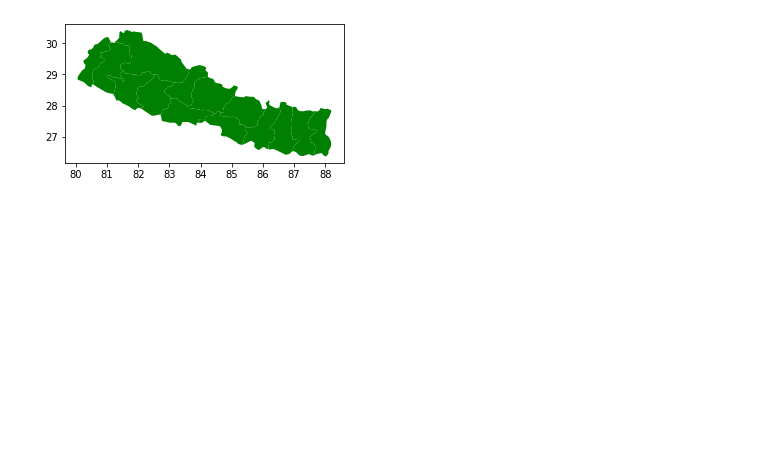
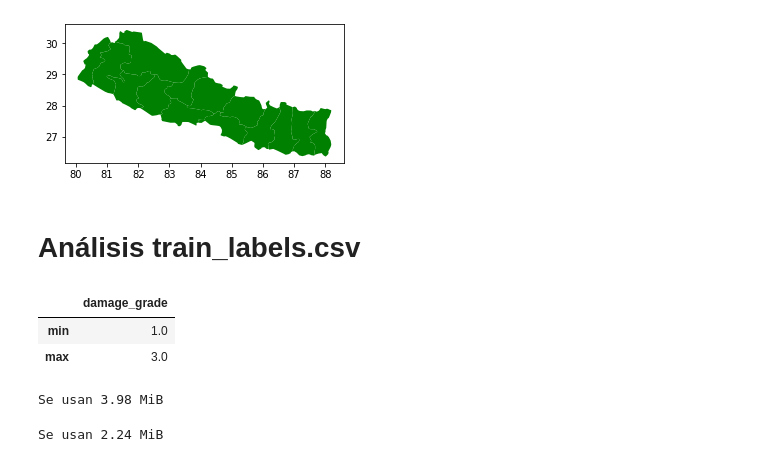
Before and after one commit to ffelfis/OrgaDatosTPs, a Jupyter notebook: TP1/nb_facundo.ipynb, the cells around one changed output. Saved outputs shown, nothing was run; the diff lists cells and outputs as text; code cells hidden in the pictures; blank space fills up the shorter version.

Commit message:
Adición de labels a values

```diff
--- a/TP1/nb_facundo.ipynb
+++ b/TP1/nb_facundo.ipynb
@@ -254,3 +256,21 @@ map_df.plot(figsize=(5,5), color='green')
 plt.show()
 # %% [output]
 [figure]
+# %% [markdown]
+# Análisis train_labels.csv
+# %%
+# Ruta train_labels.csv
+dir_labels = '/content/gdrive/My Drive/75.06 - Organización de Datos/TP1/Data/train_labels.csv'
+
+df_labels = pd.read_csv(dir_labels)
+# %%
+df_labels.describe().loc[['min', 'max'], 'damage_grade'].to_frame()
+# %% [output]
+|  | damage_grade |
+| min | 1.0 |
+| max | 3.0 |
+# %%
+memoria = df_labels.memory_usage(deep=True).sum()/(2**20)
+print('Se usan', np.round(memoria, 2), 'MiB')
+# %% [output]
+Se usan 3.98 MiB
@@ -256,0 +279,5 @@ plt.show()
+# %%
+memoria = df_labels.memory_usage(deep=True).sum()/(2**20)
+print('Se usan', np.round(memoria, 2), 'MiB')
+# %% [output]
+Se usan 2.24 MiB
```
Also changed, not shown: parts of 8 cells of this notebook.
